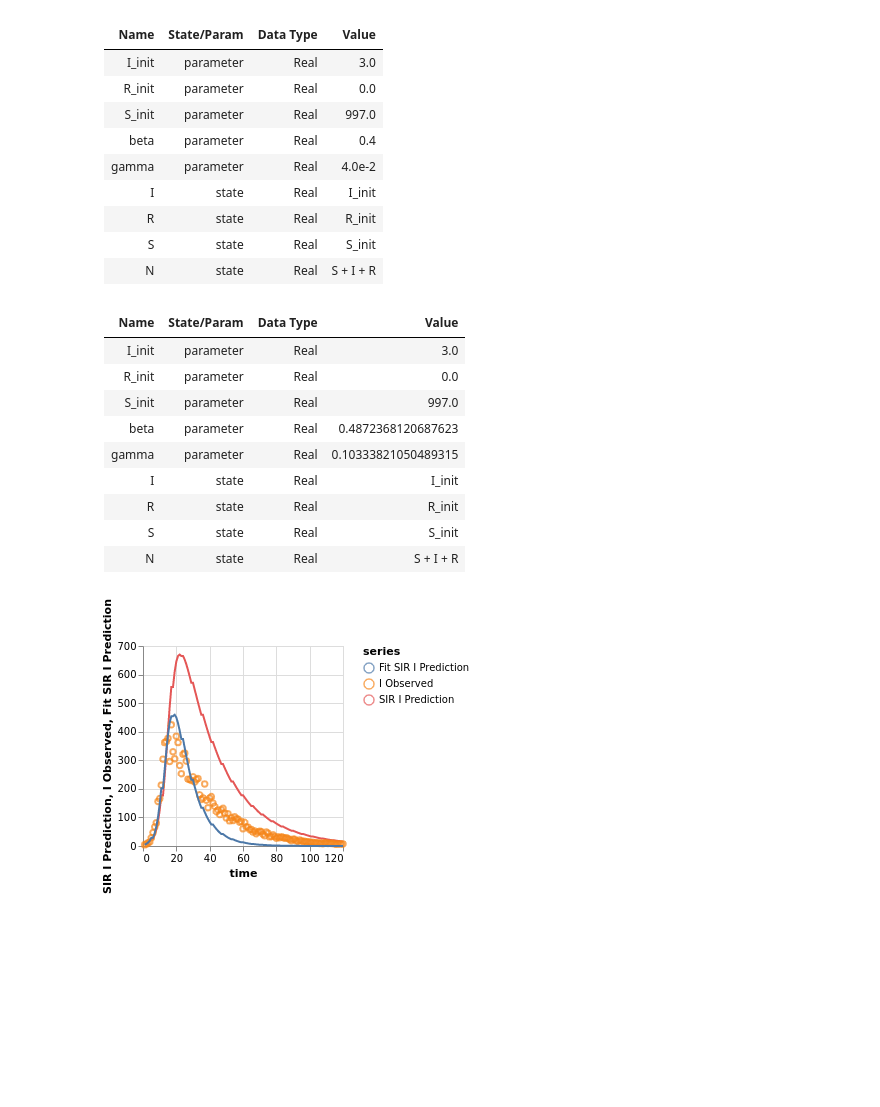
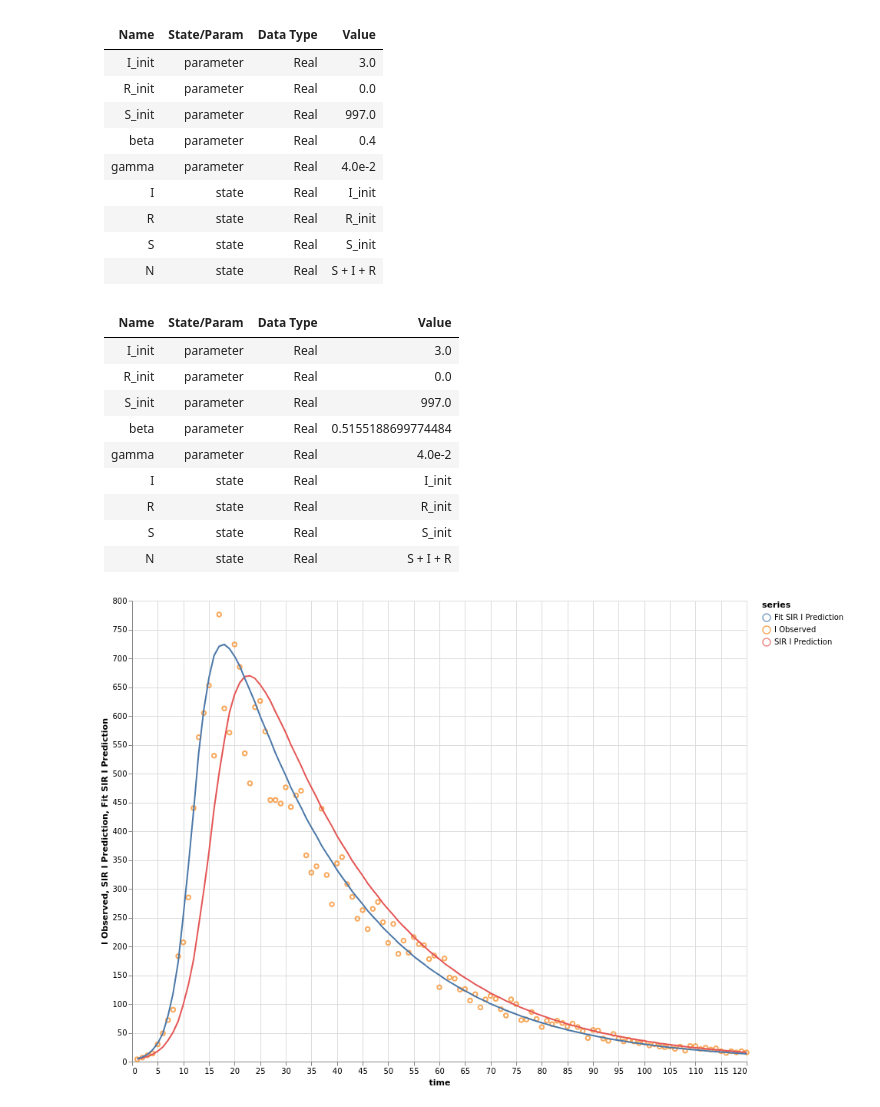
Before and after one commit to GaloisInc/ASKE-E, a Jupyter notebook: jupyter/Demo Notebooks/FittingComposition Demo.ipynb, the cells around one changed output. Saved outputs shown, nothing was run; the diff lists cells and outputs as text; code cells hidden in the pictures; blank space fills up the shorter version.

```diff
--- a/jupyter/Demo Notebooks/FittingComposition Demo.ipynb
+++ b/jupyter/Demo Notebooks/FittingComposition Demo.ipynb
@@ -15,7 +15,7 @@ define sir
     gamma,   I     --> R
 end
 # %%
-observed = loadCSV("data/i_data1.csv")
+observed = loadCSV("data/i_data2.csv")
 # %%
 sir_vals = simulate(sir at time(observed))
 # %%
@@ -27,5 +27,5 @@ plot("SIR vs observed", [sir_I_series, observed_I_series], time(observed), "time
 # %%
-sir_fit = fit(sir, observed, "beta", "gamma")
+sir_fit = fit(sir, {{time = time(observed), I = value(observed.I) }}, ["beta"])
 # %%
 describeModel(sir)
 sir_withFit = withParams(sir, sir_fit.values)
@@ -47,8 +47,8 @@ describeModel(sir_withFit)
 |I_init|parameter|Real|3.0|
 |R_init|parameter|Real|0.0|
 |S_init|parameter|Real|997.0|
-|beta|parameter|Real|0.4872368120687623|
-|gamma|parameter|Real|0.10333821050489315|
+|beta|parameter|Real|0.5155188699774484|
+|gamma|parameter|Real|4.0e-2|
 |I|state|Real|I_init|
 |R|state|Real|R_init|
 |S|state|Real|S_init|
@@ -56,9 +56,9 @@ describeModel(sir_withFit)
 # %%
 sir_fit_vals = simulate(sir_withFit at time(observed))
 sir_fit_series = series(value(sir_fit_vals.I), "Fit SIR I Prediction", {{ style = "Lines" }})
-plot("SIR vs observed", [sir_I_series, observed_I_series, sir_fit_series], time(observed), "time")
+plot("SIR vs observed", [observed_I_series, sir_I_series, sir_fit_series], time(observed), "time")
 # %% [output]
-[figure, old version]
+[figure, new version]
 # %%
 seird = loadESL("models/seird_hosp.easel")
 # %%
```
Also changed, not shown: parts of 8 cells of this notebook, 5 other files.
